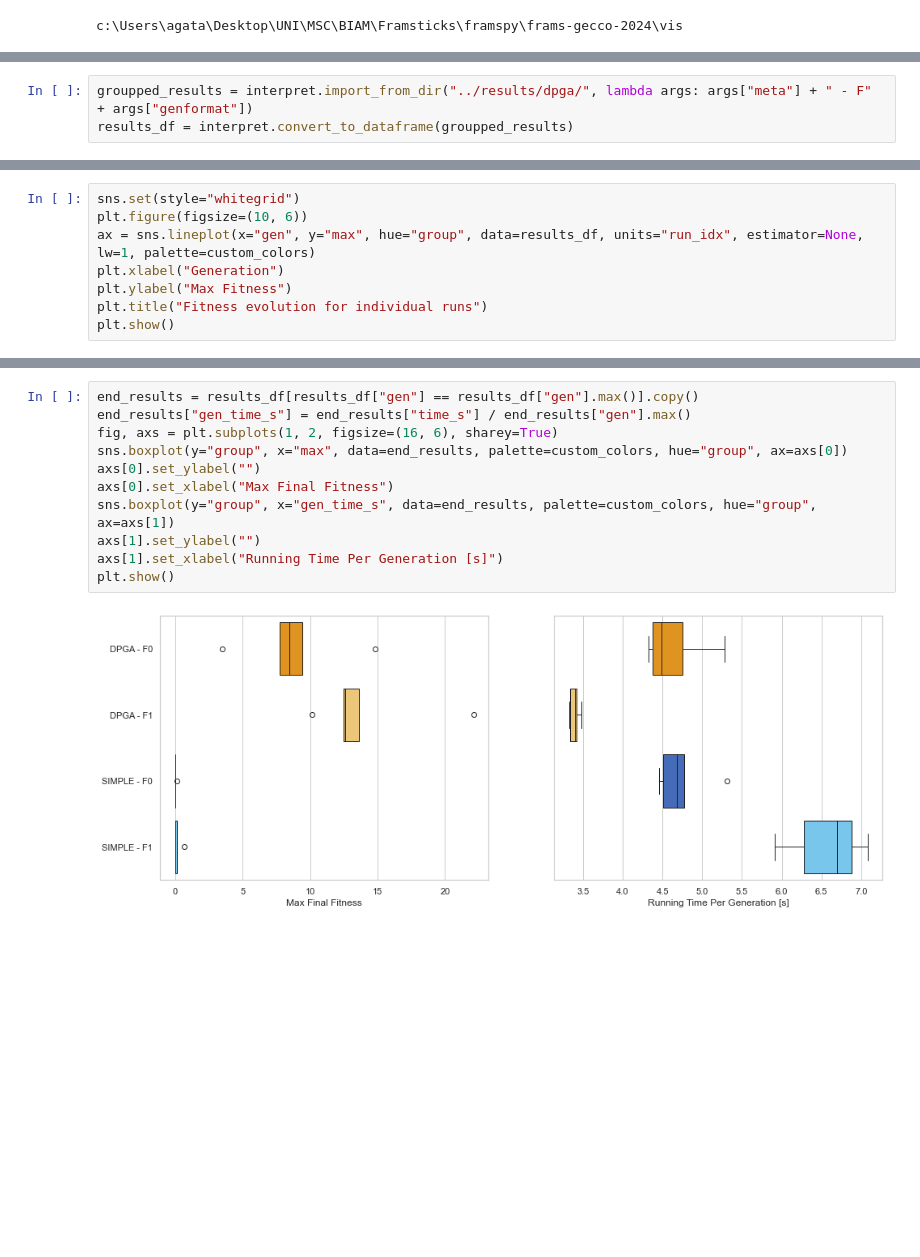
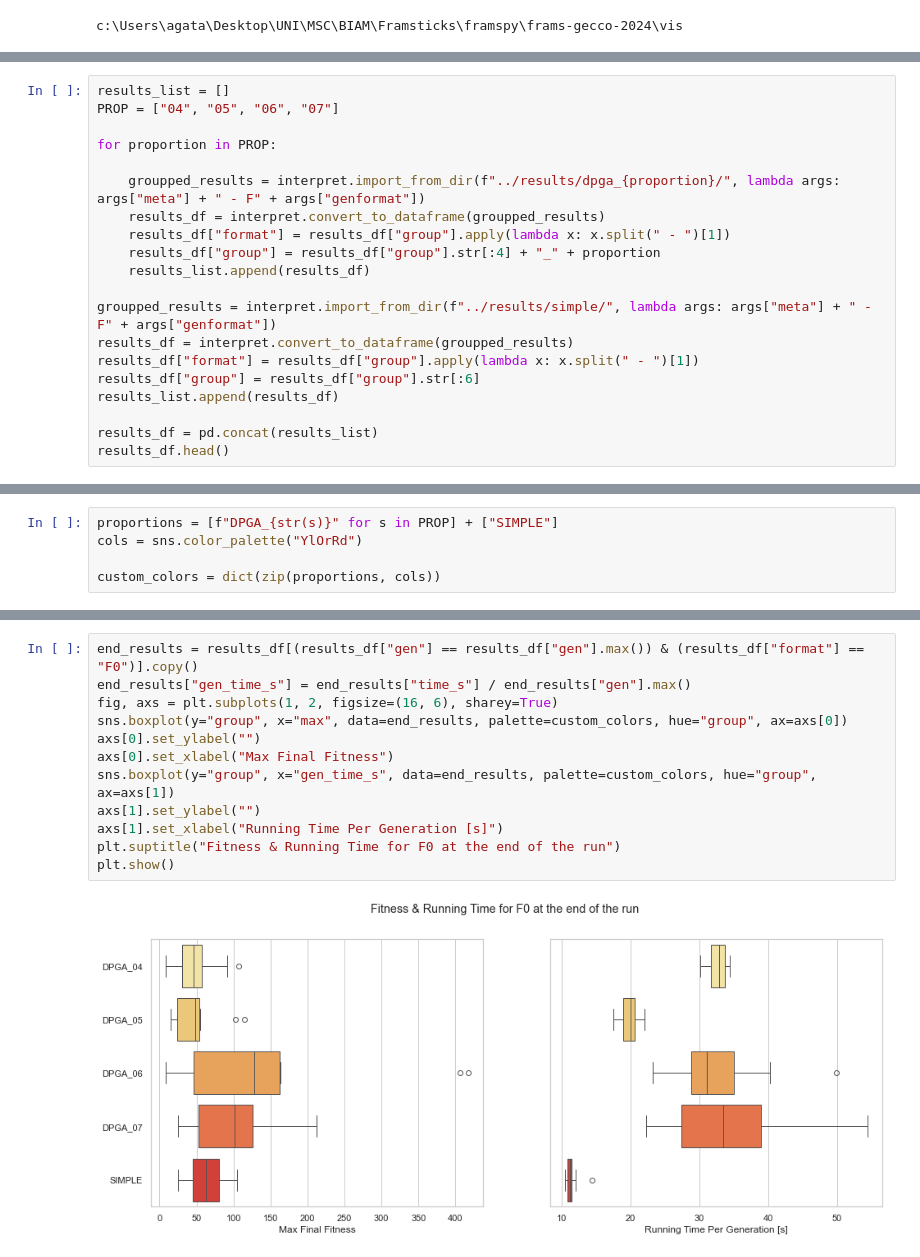
Before and after one commit to kapiblue/frams-gecco-2024, a Jupyter notebook: vis/dpga-check.ipynb, the cells around one changed output, grey strips where cells are left out. Saved outputs shown, nothing was run; the diff lists cells and outputs as text; blank space fills up the shorter version.

Commit message:
update dpga (evaluate all after cross breeding)

```diff
--- a/vis/dpga-check.ipynb
+++ b/vis/dpga-check.ipynb
@@ -10,3 +10,0 @@ import interpret
-# %%
-groupped_results = interpret.import_from_dir("../results/dpga/", lambda args: args["meta"] + " - F" + args["genformat"])
-results_df = interpret.convert_to_dataframe(groupped_results)
@@ -24,8 +10,0 @@ custom_colors = {
-# %%
-sns.set(style="whitegrid")
-plt.figure(figsize=(10, 6))
-ax = sns.lineplot(x="gen", y="max", hue="group", data=results_df, units="run_idx", estimator=None, lw=1, palette=custom_colors)
-plt.xlabel("Generation")
-plt.ylabel("Max Fitness")
-plt.title("Fitness evolution for individual runs")
-plt.show()
@@ -42,0 +11,20 @@ plt.show()
+# %%
+results_list = []
+PROP = ["04", "05", "06", "07"]
+
+for proportion in PROP:
+
+    groupped_results = interpret.import_from_dir(f"../results/dpga_{proportion}/", lambda args: args["meta"] + " - F" + args["genformat"])
+    results_df = interpret.convert_to_dataframe(groupped_results)
+    results_df["format"] = results_df["group"].apply(lambda x: x.split(" - ")[1])
+    results_df["group"] = results_df["group"].str[:4] + "_" + proportion
+    results_list.append(results_df)
+
+groupped_results = interpret.import_from_dir(f"../results/simple/", lambda args: args["meta"] + " - F" + args["genformat"])
+results_df = interpret.convert_to_dataframe(groupped_results)
+results_df["format"] = results_df["group"].apply(lambda x: x.split(" - ")[1])
+results_df["group"] = results_df["group"].str[:6]
+results_list.append(results_df)
+
+results_df = pd.concat(results_list)
+results_df.head()
@@ -42,0 +38,5 @@ plt.show()
+# %%
+proportions = [f"DPGA_{str(s)}" for s in PROP] + ["SIMPLE"]
+cols = sns.color_palette("YlOrRd")
+
+custom_colors = dict(zip(proportions, cols))
@@ -43,13 +73,14 @@ plt.show()
 # %%
-end_results = results_df[results_df["gen"] == results_df["gen"].max()].copy()
+end_results = results_df[(results_df["gen"] == results_df["gen"].max()) & (results_df["format"] == "F0")].copy()
 end_results["gen_time_s"] = end_results["time_s"] / end_results["gen"].max()
 fig, axs = plt.subplots(1, 2, figsize=(16, 6), sharey=True)
 sns.boxplot(y="group", x="max", data=end_results, palette=custom_colors, hue="group", ax=axs[0])
 axs[0].set_ylabel("")
 axs[0].set_xlabel("Max Final Fitness")
 sns.boxplot(y="group", x="gen_time_s", data=end_results, palette=custom_colors, hue="group", ax=axs[1])
 axs[1].set_ylabel("")
 axs[1].set_xlabel("Running Time Per Generation [s]")
+plt.suptitle("Fitness & Running Time for F0 at the end of the run")
 plt.show()
 # %% [output]
-[figure, old version]
+[figure, new version]
```
Also changed, not shown: parts of 8 cells of this notebook, 1 other file.
